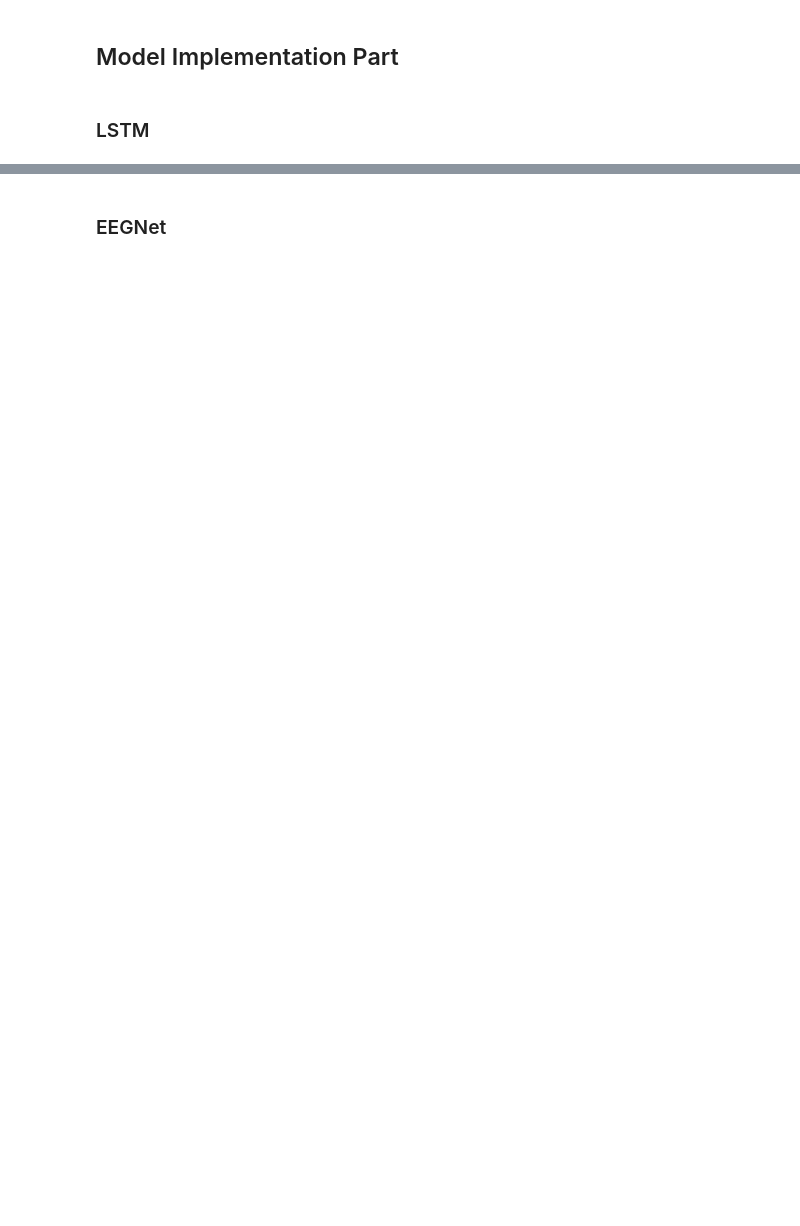
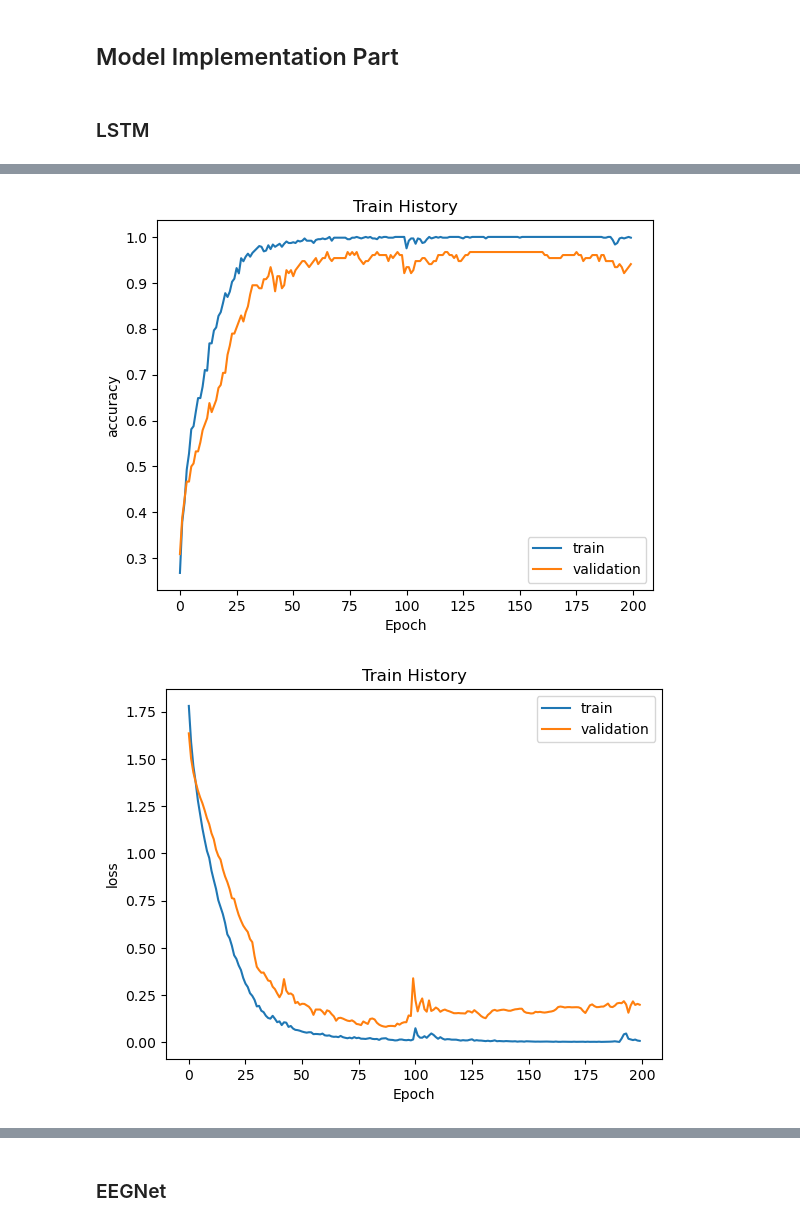
Before and after one commit to yuxunnn/NTHU_ML2022, a Jupyter notebook: Hw5/hw5_template.ipynb, the cells around one changed output, grey strips where cells are left out. Cells and saved outputs as stored; diff of their text form; code cells hidden in the pictures; blank space fills up the shorter version.

```diff
--- a/Hw5/hw5_template.ipynb
+++ b/Hw5/hw5_template.ipynb
@@ -43,9 +45,9 @@ def change_dim(X):
         temp.append(X[i].T.copy())
     return np.array(temp)
 
-X_train = change_dim(X_train)
-X_val = change_dim(X_val)
-X_test = change_dim(X_test)
+X_train_lstm = change_dim(X_train)
+X_val_lstm = change_dim(X_val)
+X_test_lstm = change_dim(X_test)
 
 # (number of samples, time steps, number of features)
-print(X_train.shape, X_val.shape, X_test.shape)
+print(X_train_lstm.shape, X_val_lstm.shape, X_test_lstm.shape)
@@ -74,8 +96,8 @@ lstm.compile(optimizer=Adam(),
               loss=CategoricalCrossentropy(),
               metrics=['accuracy'])
 
-lstm_train_history = lstm.fit(X_train, Y_train,
-                          validation_data=(X_val, Y_val),
+lstm_train_history = lstm.fit(X_train_lstm, Y_train,
+                          validation_data=(X_val_lstm, Y_val),
                           batch_size=64,
-                          epochs=100,
+                          epochs=200,
                           verbose=1)
@@ -82,11 +122,11 @@ lstm_train_history = lstm.fit(X_train, Y_train,
 # %%
-pred_train = lstm.evaluate(X_train, Y_train, verbose=0)
-pred_val = lstm.evaluate(X_val, Y_val, verbose=0)
+pred_train_lstm = lstm.evaluate(X_train_lstm, Y_train, verbose=0)
+pred_val_lstm = lstm.evaluate(X_val_lstm, Y_val, verbose=0)
 
-print("Train loss:", pred_train[0])
-print("Train accuracy:", pred_train[1])
-print("Validation loss:", pred_val[0])
-print("Validation accuracy:", pred_val[1])
+print("Train loss:", pred_train_lstm[0])
+print("Train accuracy:", pred_train_lstm[1])
+print("Validation loss:", pred_val_lstm[0])
+print("Validation accuracy:", pred_val_lstm[1])
 
 plt.plot(lstm_train_history.history['accuracy'])
 plt.plot(lstm_train_history.history['val_accuracy'])
@@ -103,3 +143,4 @@ plt.ylabel('loss')
 plt.xlabel('Epoch')
 plt.legend(['train', 'validation'], loc='upper right')
 plt.show()
+# %% [output]
@@ -106 +151,3 @@ plt.show()
+[figure, added]
+[figure, added]
 # %%
```
Also changed, not shown: parts of 16 cells of this notebook, 5 other files.
